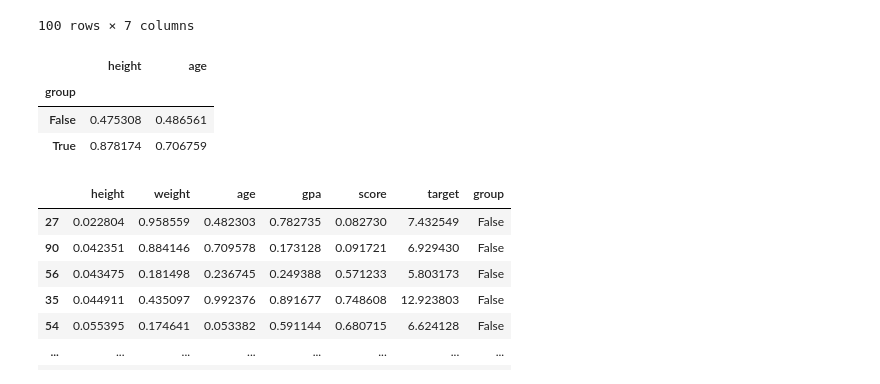
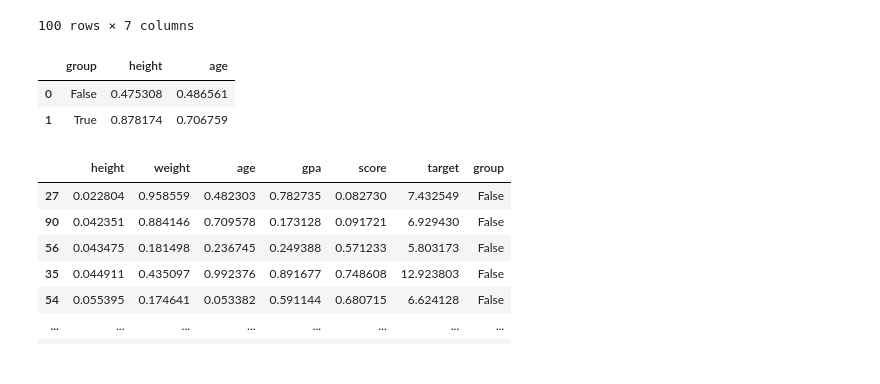
Before and after one commit to mladislav/ml-course-homeworks, a Jupyter notebook: hw01_setup_tools/hw01_setup_tools.ipynb, the cells around one changed output. Saved outputs shown, nothing was run; the diff lists cells and outputs as text; code cells hidden in the pictures.

Commit message:
fix groupby section

```diff
--- a/hw01_setup_tools/hw01_setup_tools.ipynb
+++ b/hw01_setup_tools/hw01_setup_tools.ipynb
@@ -142,14 +142,13 @@ df
 | 99 | 0.549144 | 0.431418 | 0.626012 | 0.360657 | 0.512739 | 15.875733 | False |
 100 rows × 7 columns
 # %%
-average_height = df.groupby('group')[['height', 'age']].mean()
+average_height = df.groupby('group')[['height', 'age']].mean().reset_index()
 
 average_height
 # %% [output]
-|  | height | age |
-| group |  |  |
-| False | 0.475308 | 0.486561 |
-| True | 0.878174 | 0.706759 |
+|  | group | height | age |
+| 0 | False | 0.475308 | 0.486561 |
+| 1 | True | 0.878174 | 0.706759 |
 # %%
 sorted_df = df.sort_values(by="height")
 
```
